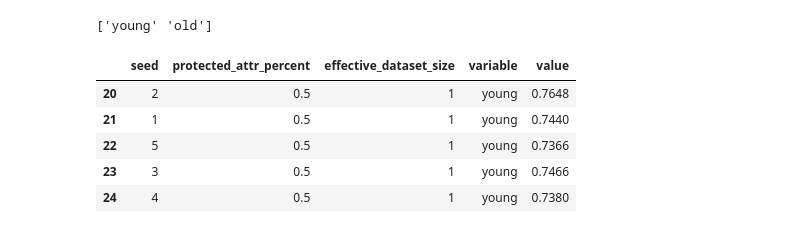
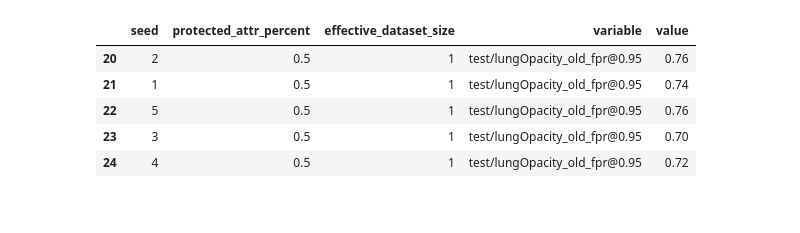
Before and after one commit to JohannesGetzner/fair-uad-with-dp, a Jupyter notebook: src/logs_persist/2023-09-16 11:14:45-FAE-rsna-age-bs512-dss-DP/custom_plot.ipynb, the cells around one changed output. Saved outputs shown, nothing was run; the diff lists cells and outputs as text; code cells hidden in the pictures.

```diff
--- a/src/logs_persist/2023-09-16 11:14:45-FAE-rsna-age-bs512-dss-DP/custom_plot.ipynb
+++ b/src/logs_persist/2023-09-16 11:14:45-FAE-rsna-age-bs512-dss-DP/custom_plot.ipynb
@@ -20,3 +37,6 @@ def load_csvs_into_df(dir):
     return df
 # %%
 df = load_csvs_into_df('./')
+df = df[['seed','effective_dataset_size',*metrics_unwrapped,'protected_attr_percent']]
+df = pd.melt(df, id_vars=['seed','protected_attr_percent','effective_dataset_size'])
+df.head()
@@ -23,11 +49,0 @@ df = load_csvs_into_df('./')
-# %%
-# only keep relevant columns
-df = df[['seed','effective_dataset_size','test/lungOpacity_young_subgroupAUROC','test/lungOpacity_old_subgroupAUROC','protected_attr_percent']]
-# %%
-df = pd.melt(df, id_vars=['seed','protected_attr_percent','effective_dataset_size'], value_vars=['test/lungOpacity_young_subgroupAUROC','test/lungOpacity_old_subgroupAUROC'])
-# %%
-# replace variable names
-print(df.variable.unique())
-df.variable = df.variable.str.replace('test/lungOpacity_young_subgroupAUROC','young')
-df.variable = df.variable.str.replace('test/lungOpacity_old_subgroupAUROC','old')
-df.head()
@@ -43,21 +50,17 @@ df.head()
 # %%
-# load effective_dataset_size 1
+# load effective_dataset_size 1 from other experiment
+# TODO: WRONG
 df_1 = load_csvs_into_df('../2023-09-02 22:38:35-FAE-rsna-age-bs32-noDP')
-df_1 = df_1[['seed','test/lungOpacity_young_subgroupAUROC','test/lungOpacity_old_subgroupAUROC','protected_attr_percent']]
+df_1 = df_1[['seed',*metrics_unwrapped,'protected_attr_percent']]
 df_1['effective_dataset_size'] = 1
-df_1 = pd.melt(df_1, id_vars=['seed','protected_attr_percent','effective_dataset_size'], value_vars=['test/lungOpacity_young_subgroupAUROC','test/lungOpacity_old_subgroupAUROC'])
-# only select rows where protected_attr_percent is 0.5
-df_1 = df_1[df_1.protected_attr_percent == 0.5]
-print(df.variable.unique())
-df_1.variable = df_1.variable.str.replace('test/lungOpacity_young_subgroupAUROC','young')
-df_1.variable = df_1.variable.str.replace('test/lungOpacity_old_subgroupAUROC','old')
+df_1 = pd.melt(df_1, id_vars=['seed','protected_attr_percent','effective_dataset_size'])
+df_1 = df_1[df_1.protected_attr_percent.isin(df.protected_attr_percent.unique())]
 df_1.head()
 # %% [output]
-['young' 'old']
 |  | seed | protected_attr_percent | effective_dataset_size | variable | value |
-| 20 | 2 | 0.5 | 1 | young | 0.7648 |
-| 21 | 1 | 0.5 | 1 | young | 0.7440 |
-| 22 | 5 | 0.5 | 1 | young | 0.7366 |
-| 23 | 3 | 0.5 | 1 | young | 0.7466 |
-| 24 | 4 | 0.5 | 1 | young | 0.7380 |
+| 20 | 2 | 0.5 | 1 | test/lungOpacity_old_fpr@0.95 | 0.76 |
+| 21 | 1 | 0.5 | 1 | test/lungOpacity_old_fpr@0.95 | 0.74 |
+| 22 | 5 | 0.5 | 1 | test/lungOpacity_old_fpr@0.95 | 0.76 |
+| 23 | 3 | 0.5 | 1 | test/lungOpacity_old_fpr@0.95 | 0.70 |
+| 24 | 4 | 0.5 | 1 | test/lungOpacity_old_fpr@0.95 | 0.72 |
 # %%
```
Also changed, not shown: parts of 10 cells of this notebook, 1 other file.
